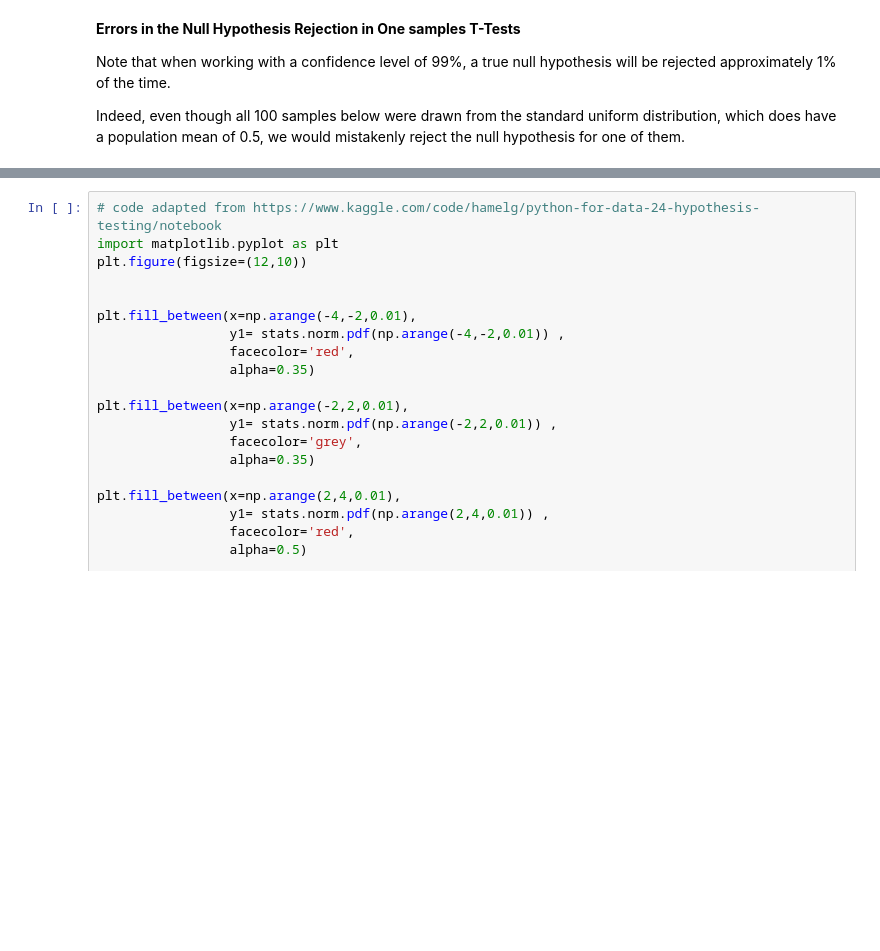
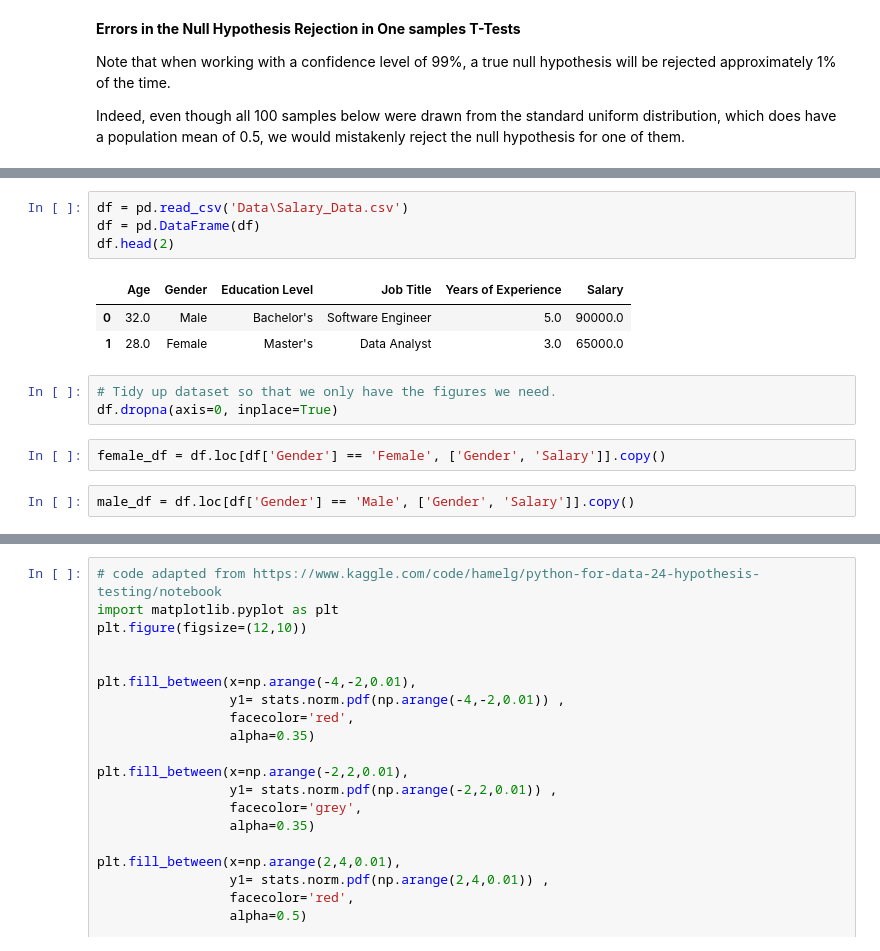
Before and after one commit to katel85/Machine-Learning-Statistics-Aug-2023, a Jupyter notebook: ttests.ipynb, the cells around one changed output, grey strips where cells are left out. Drawn from its saved outputs; the diff is of its cells as text; blank space fills up the shorter version.

```diff
--- a/ttests.ipynb
+++ b/ttests.ipynb
@@ -339,0 +243,15 @@ Ttest_indResult(statistic=-1.719565194255764, pvalue=0.08582173452033212)
+# %%
+df = pd.read_csv('Data\Salary_Data.csv')
+df = pd.DataFrame(df)
+df.head(2)
+# %% [output]
+|  | Age | Gender | Education Level | Job Title | Years of Experience | Salary |
+| 0 | 32.0 | Male | Bachelor's | Software Engineer | 5.0 | 90000.0 |
+| 1 | 28.0 | Female | Master's | Data Analyst | 3.0 | 65000.0 |
+# %%
+# Tidy up dataset so that we only have the figures we need.
+df.dropna(axis=0, inplace=True)
+# %%
+female_df = df.loc[df['Gender'] == 'Female', ['Gender', 'Salary']].copy()
+# %%
+male_df = df.loc[df['Gender'] == 'Male', ['Gender', 'Salary']].copy()
```
Also changed, not shown: parts of 32 cells of this notebook, 1 other file.
